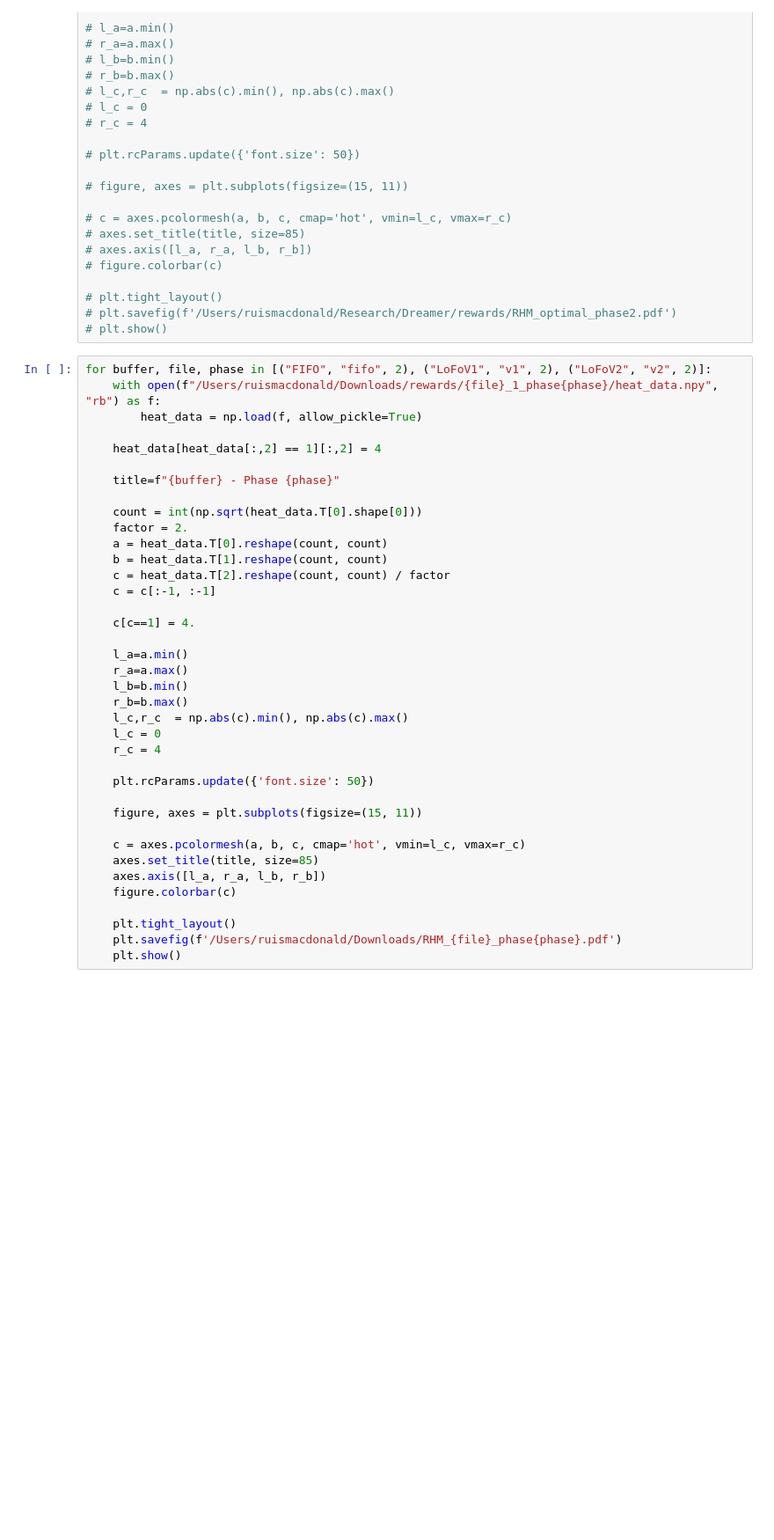
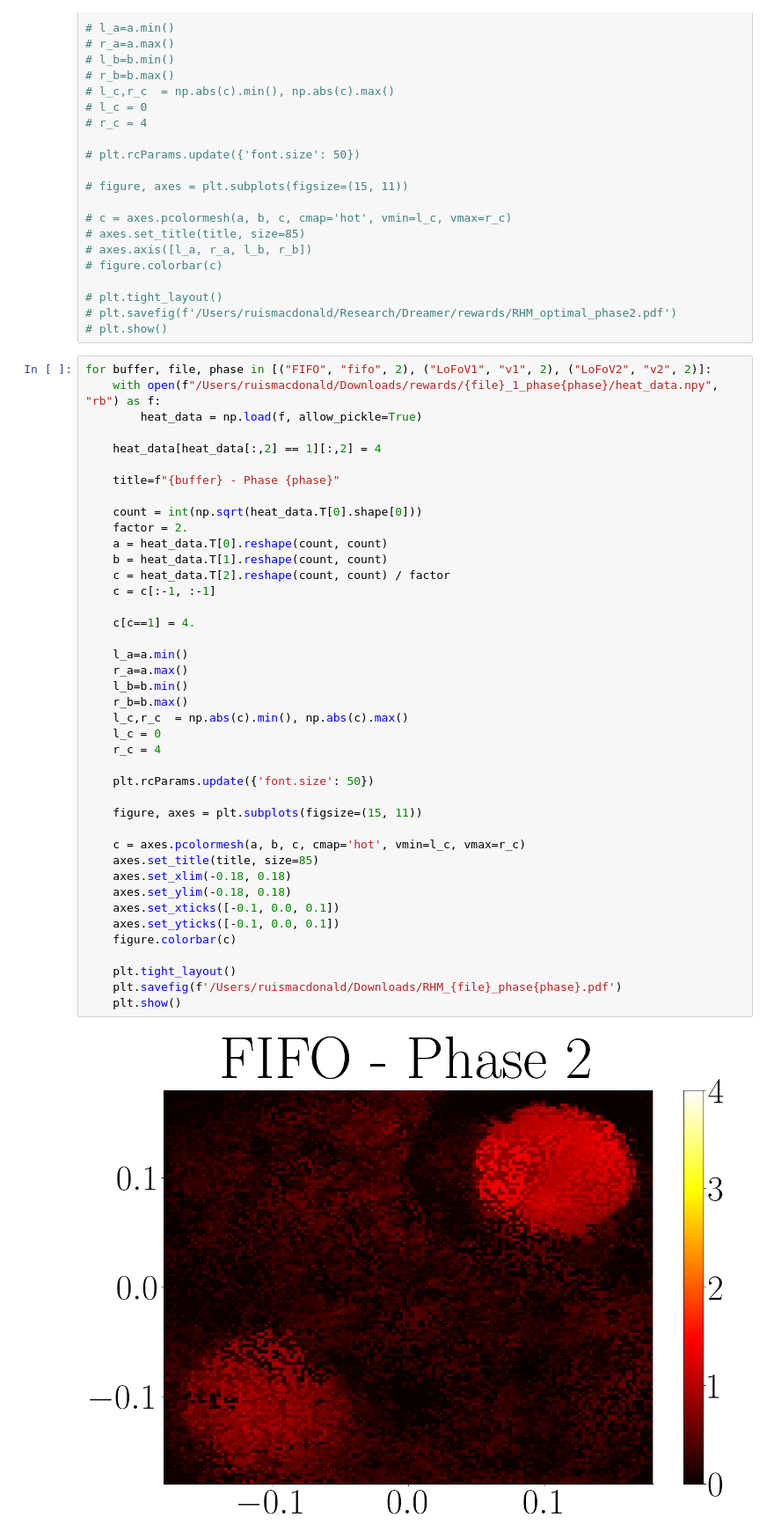
Before and after one commit to ruismacdonald/Dreamer, a Jupyter notebook: reward_heatmap.ipynb, the cells around one changed output. Shown at 88% size. Drawn from its saved outputs; the diff is of its cells as text; blank space fills up the shorter version.

```diff
--- a/reward_heatmap.ipynb
+++ b/reward_heatmap.ipynb
@@ -59,31 +59,36 @@ for buffer, file, phase in [("FIFO", "fifo", 2), ("LoFoV1", "v1", 2), ("LoFoV2",
     title=f"{buffer} - Phase {phase}"
 
     count = int(np.sqrt(heat_data.T[0].shape[0]))
     factor = 2.
     a = heat_data.T[0].reshape(count, count)
     b = heat_data.T[1].reshape(count, count)
     c = heat_data.T[2].reshape(count, count) / factor
     c = c[:-1, :-1]
 
     c[c==1] = 4.
 
     l_a=a.min()
     r_a=a.max()
     l_b=b.min()
     r_b=b.max()
     l_c,r_c  = np.abs(c).min(), np.abs(c).max()
     l_c = 0
     r_c = 4
 
     plt.rcParams.update({'font.size': 50})
 
     figure, axes = plt.subplots(figsize=(15, 11))
 
     c = axes.pcolormesh(a, b, c, cmap='hot', vmin=l_c, vmax=r_c)
     axes.set_title(title, size=85)
-    axes.axis([l_a, r_a, l_b, r_b])
+    axes.set_xlim(-0.18, 0.18)
+    axes.set_ylim(-0.18, 0.18)
+    axes.set_xticks([-0.1, 0.0, 0.1])
+    axes.set_yticks([-0.1, 0.0, 0.1])
     figure.colorbar(c)
 
     plt.tight_layout()
     plt.savefig(f'/Users/ruismacdonald/Downloads/RHM_{file}_phase{phase}.pdf')
     plt.show()
+# %% [output]
+[figure, added]
```
Also changed, not shown: parts of 2 cells of this notebook, 1 other file.
